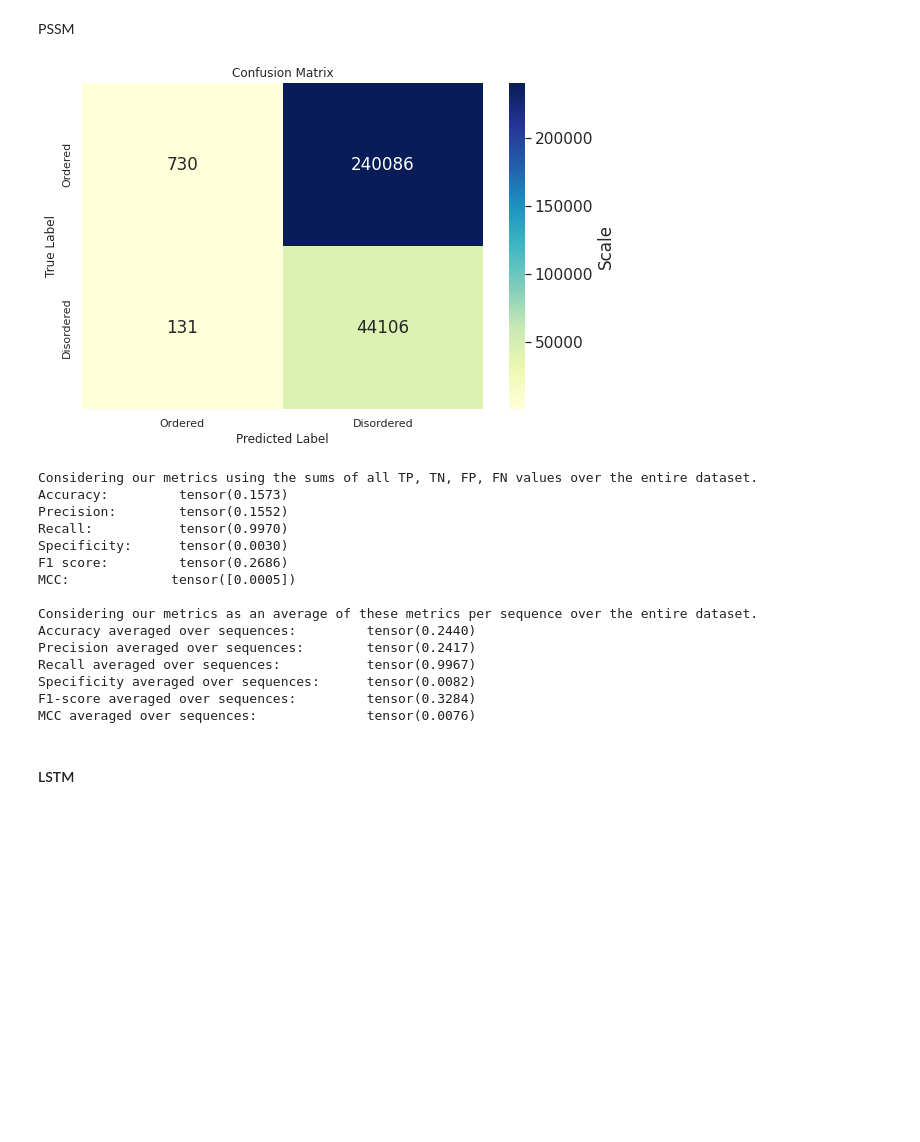
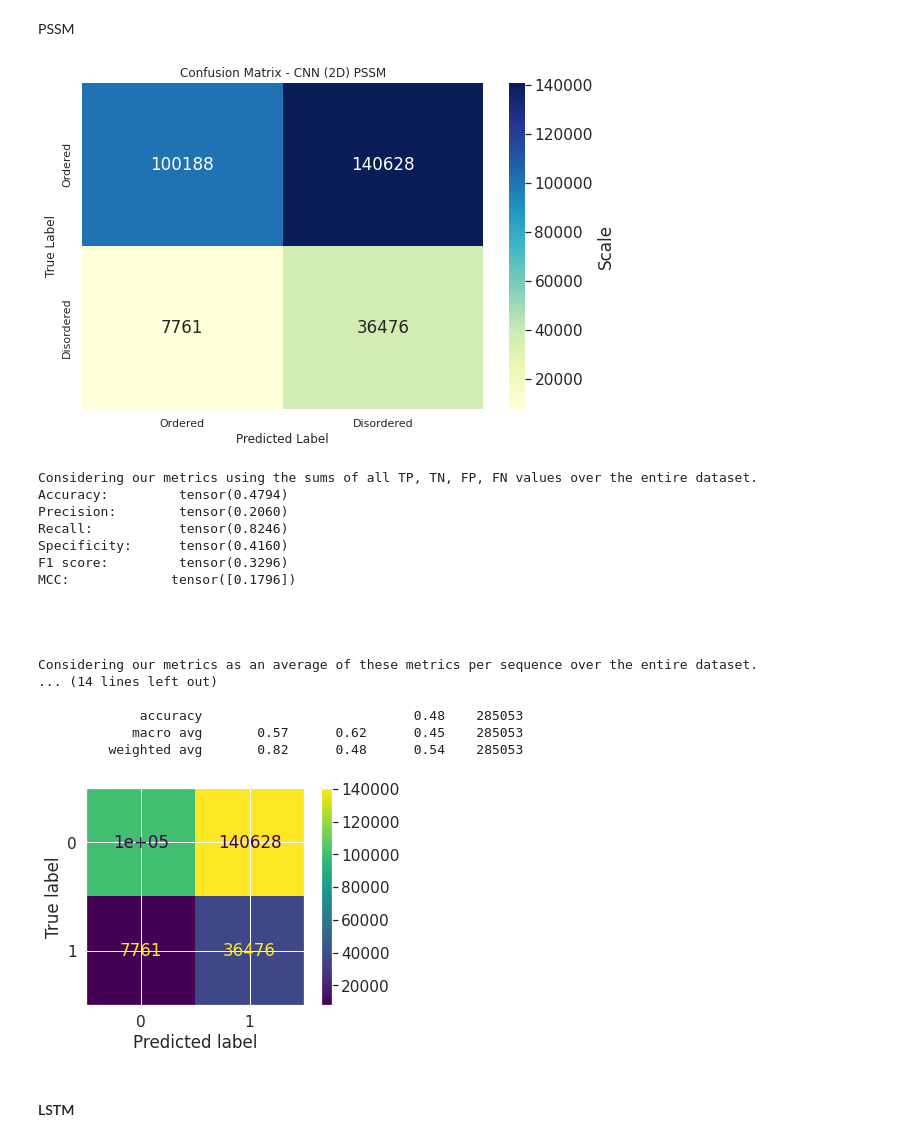
Before and after one commit to ryangregson01/L4-dissertation, a Jupyter notebook: src/Notebooks/evaluation_metrics.ipynb, the cells around one changed output. Drawn from its saved outputs; the diff is of its cells as text; code cells hidden in the pictures; blank space fills up the shorter version.

```diff
--- a/src/Notebooks/evaluation_metrics.ipynb
+++ b/src/Notebooks/evaluation_metrics.ipynb
@@ -593,25 +679,28 @@ MCC averaged over sequences:              tensor(0.2449)
 # %% [markdown]
 PSSM
-# %%
-calculate_dataset_metrics("Test", test_pssm_loader, cnn_2d_one_hot)
-evaluation_metrics_averaged("Test", test_pssm_loader, cnn_2d_one_hot)
-# %% [output]
-[figure, removed]
-Considering our metrics using the sums of all TP, TN, FP, FN values over the entire dataset.
-Accuracy:         tensor(0.1573)
-Precision:        tensor(0.1552)
-Recall:           tensor(0.9970)
-Specificity:      tensor(0.0030)
-F1 score:         tensor(0.2686)
-MCC:             tensor([0.0005])
-
-Considering our metrics as an average of these metrics per sequence over the entire dataset.
-Accuracy averaged over sequences:         tensor(0.2440)
-Precision averaged over sequences:        tensor(0.2417)
-Recall averaged over sequences:           tensor(0.9967)
-Specificity averaged over sequences:      tensor(0.0082)
-F1-score averaged over sequences:         tensor(0.3284)
-MCC averaged over sequences:              tensor(0.0076)
+# %%
+calculate_dataset_metrics("CNN2Dpssm-cf.svg", test_pssm_loader, cnn_2d_pssm, "CNN (2D) PSSM")
+evaluation_metrics_averaged("Test", test_pssm_loader, cnn_2d_pssm, "CNN (2D) PSSM")
+# %% [output]
+[figure, added]
+Considering our metrics using the sums of all TP, TN, FP, FN values over the entire dataset.
+Accuracy:         tensor(0.4794)
+Precision:        tensor(0.2060)
+Recall:           tensor(0.8246)
+Specificity:      tensor(0.4160)
+F1 score:         tensor(0.3296)
+MCC:             tensor([0.1796])
+
+
+
+
+Considering our metrics as an average of these metrics per sequence over the entire dataset.
+... (14 lines left out)
+
+             accuracy                           0.48    285053
+            macro avg       0.57      0.62      0.45    285053
+         weighted avg       0.82      0.48      0.54    285053
+[figure, added]
 # %% [markdown]
 #### LSTM
 # %% [markdown]
```
Also changed, not shown: parts of 44 cells of this notebook, 5 other files.
